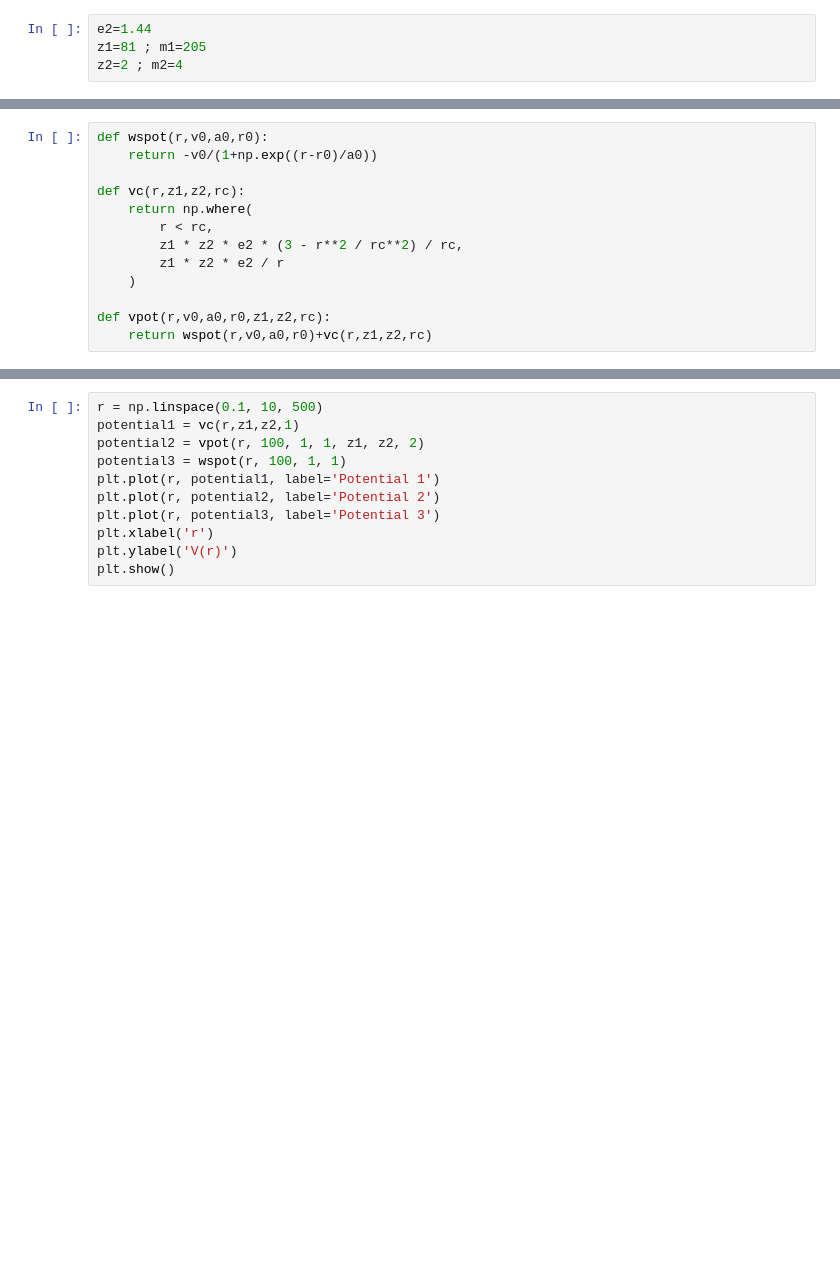
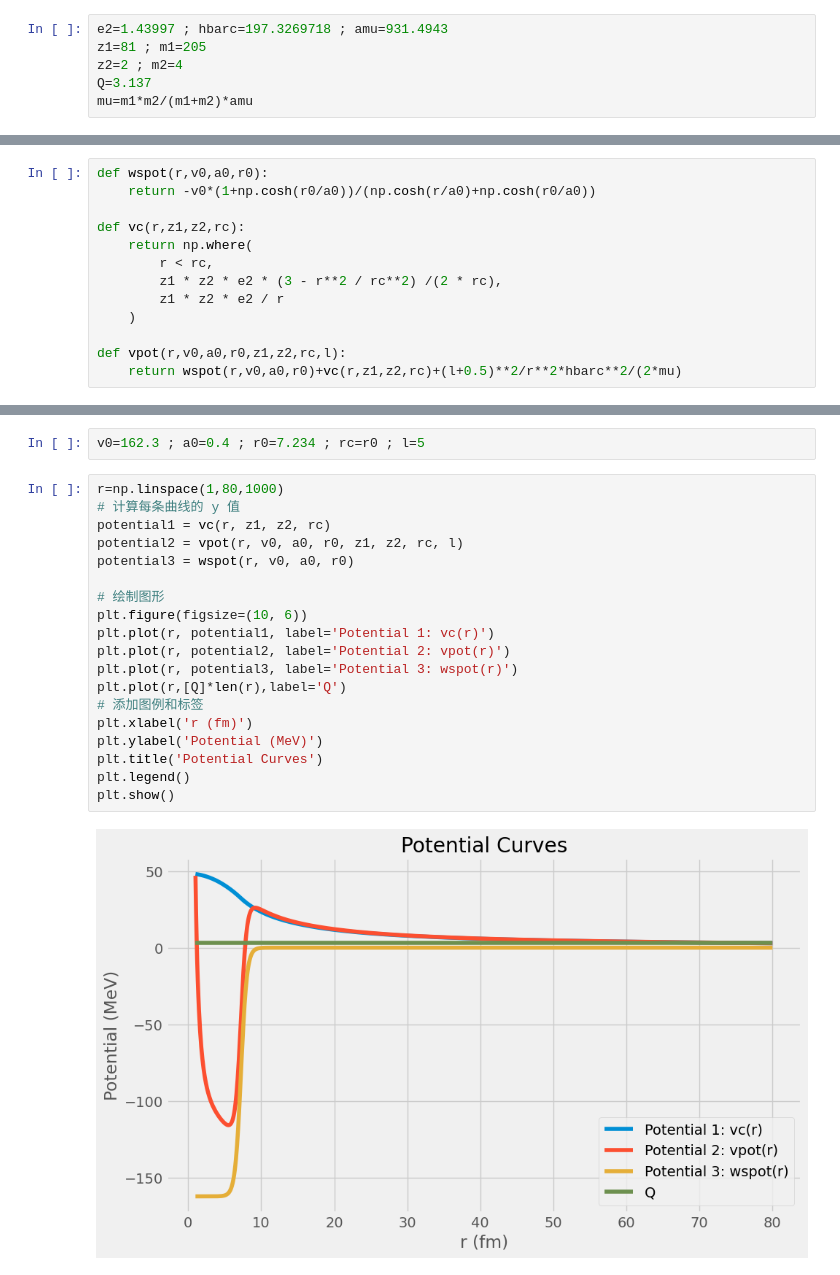
Before and after one commit to Duohereshui99/fit.test, a Jupyter notebook: Model/BA.ipynb, the cells around one changed output, grey strips where cells are left out. Drawn from its saved outputs; the diff is of its cells as text; blank space fills up the shorter version.

```diff
--- a/Model/BA.ipynb
+++ b/Model/BA.ipynb
@@ -7,6 +11,8 @@ e2=1.44
 # %%
-e2=1.44
+e2=1.43997 ; hbarc=197.3269718 ; amu=931.4943
 z1=81 ; m1=205
 z2=2 ; m2=4
+Q=3.137
+mu=m1*m2/(m1+m2)*amu
 # %% [markdown]
 # Physical model section
@@ -16,13 +22,13 @@ $V_{pot}$: $V_N+V_C$
 # %%
 def wspot(r,v0,a0,r0):
-    return -v0/(1+np.exp((r-r0)/a0))
+    return -v0*(1+np.cosh(r0/a0))/(np.cosh(r/a0)+np.cosh(r0/a0))
 
 def vc(r,z1,z2,rc):
     return np.where(
         r < rc,
-        z1 * z2 * e2 * (3 - r**2 / rc**2) / rc,
+        z1 * z2 * e2 * (3 - r**2 / rc**2) /(2 * rc),
         z1 * z2 * e2 / r
     )
 
-def vpot(r,v0,a0,r0,z1,z2,rc):
-    return wspot(r,v0,a0,r0)+vc(r,z1,z2,rc)
+def vpot(r,v0,a0,r0,z1,z2,rc,l):
+    return wspot(r,v0,a0,r0)+vc(r,z1,z2,rc)+(l+0.5)**2/r**2*hbarc**2/(2*mu)
@@ -29,11 +37,23 @@ def vpot(r,v0,a0,r0,z1,z2,rc):
+# %%
+v0=162.3 ; a0=0.4 ; r0=7.234 ; rc=r0 ; l=5
 # %%
-r = np.linspace(0.1, 10, 500)
-potential1 = vc(r,z1,z2,1)
-potential2 = vpot(r, 100, 1, 1, z1, z2, 2)
-potential3 = wspot(r, 100, 1, 1)
-plt.plot(r, potential1, label='Potential 1')
-plt.plot(r, potential2, label='Potential 2')
-plt.plot(r, potential3, label='Potential 3')
-plt.xlabel('r')
-plt.ylabel('V(r)')
+r=np.linspace(1,80,1000)
+# 计算每条曲线的 y 值
+potential1 = vc(r, z1, z2, rc)
+potential2 = vpot(r, v0, a0, r0, z1, z2, rc, l)
+potential3 = wspot(r, v0, a0, r0)
+
+# 绘制图形
+plt.figure(figsize=(10, 6))
+plt.plot(r, potential1, label='Potential 1: vc(r)')
+plt.plot(r, potential2, label='Potential 2: vpot(r)')
+plt.plot(r, potential3, label='Potential 3: wspot(r)')
+plt.plot(r,[Q]*len(r),label='Q')
+# 添加图例和标签
+plt.xlabel('r (fm)')
+plt.ylabel('Potential (MeV)')
+plt.title('Potential Curves')
+plt.legend()
 plt.show()
+# %% [output]
+[figure, added]
```
Also changed, not shown: parts of 11 cells of this notebook.
